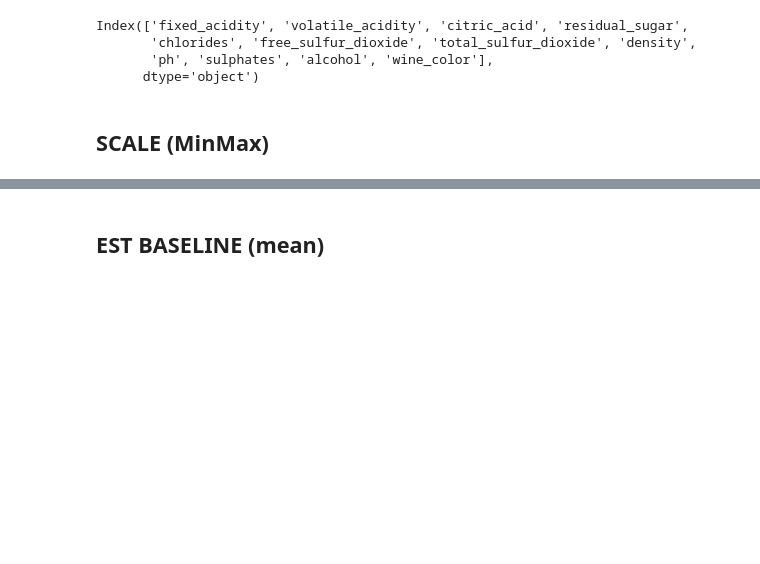
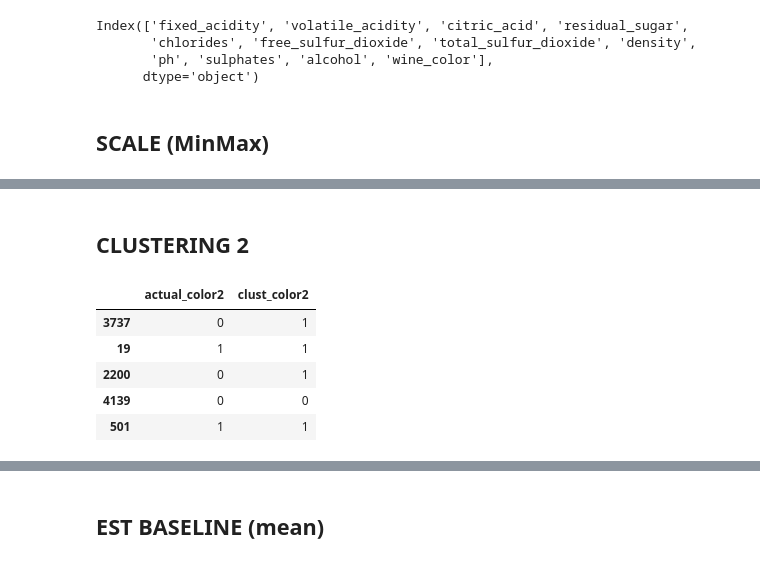
Before and after one commit to Cod-Up-Our-Data/wine_clustering_project, a Jupyter notebook: modeling_rich.ipynb, the cells around one changed output, grey strips where cells are left out. Drawn from its saved outputs; the diff is of its cells as text; code cells hidden in the pictures; blank space fills up the shorter version.

```diff
--- a/modeling_rich.ipynb
+++ b/modeling_rich.ipynb
@@ -186,0 +187,2 @@ round(tr / (tr+fal),3)
+# %% [markdown]
+## CLUSTERING 2
@@ -186,0 +206,9 @@ round(tr / (tr+fal),3)
+# %%
+X_train_cl_results.head()
+# %% [output]
+|  | actual_color2 | clust_color2 |
+| 3737 | 0 | 1 |
+| 19 | 1 | 1 |
+| 2200 | 0 | 1 |
+| 4139 | 0 | 0 |
+| 501 | 1 | 1 |
```
Also changed, not shown: parts of 62 cells of this notebook, 1 other file.
